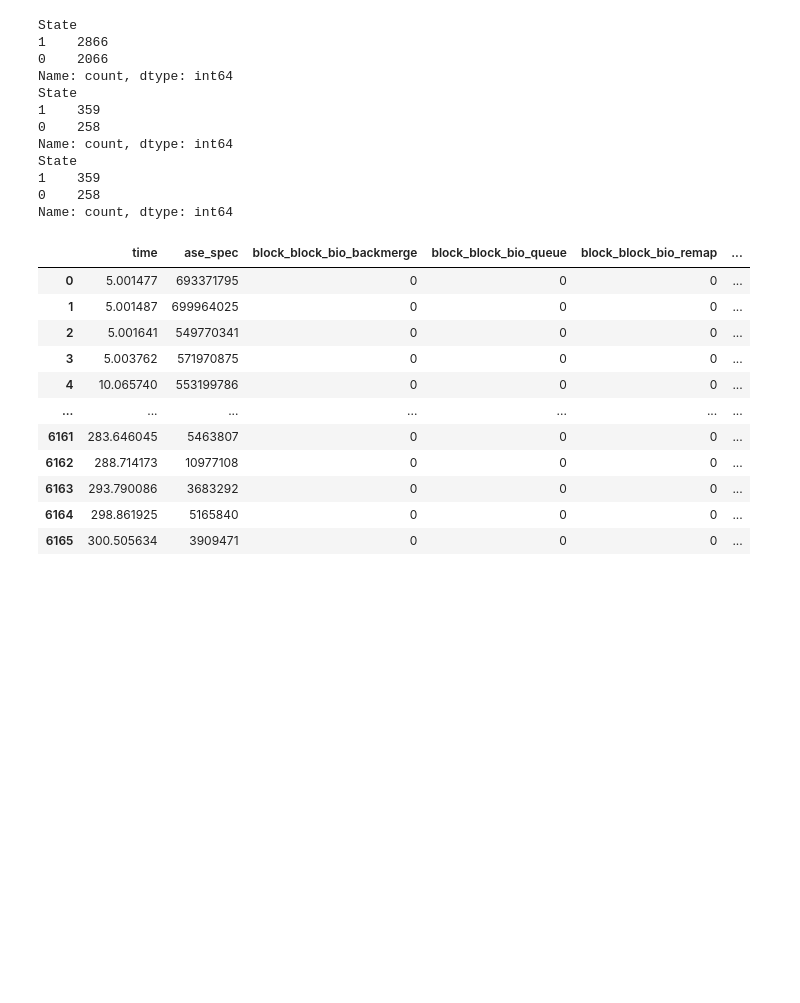
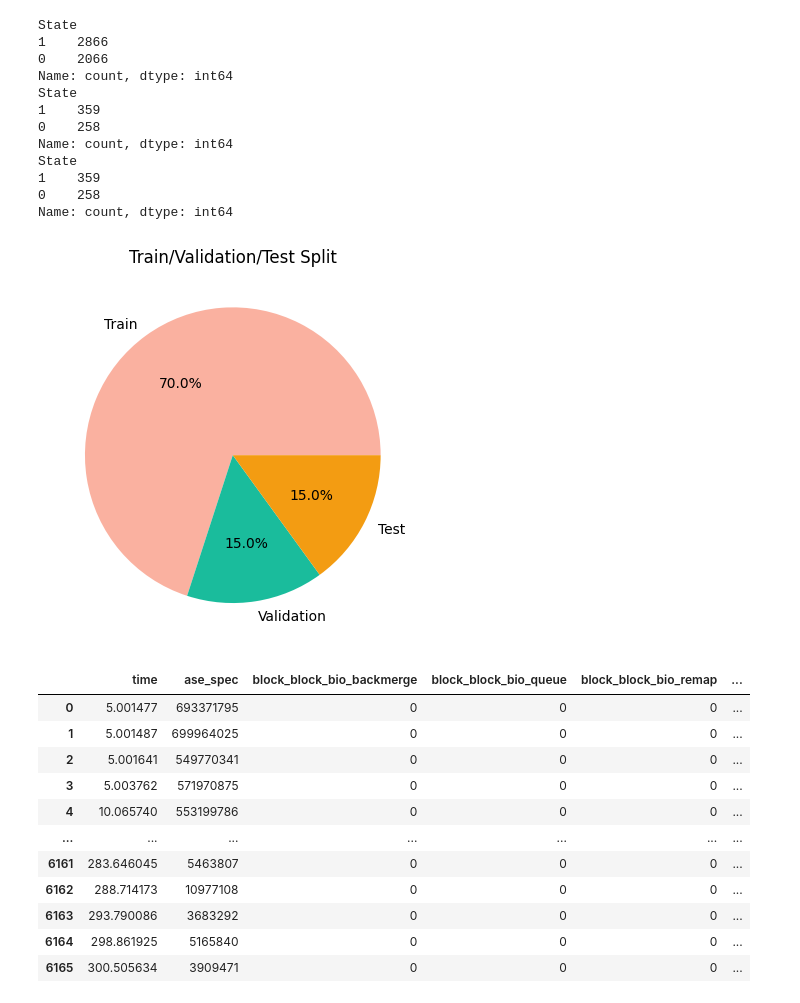
Before and after one commit to Sameer-Tahir/Project_DS, a Jupyter notebook: Data_Analysis/TTV_Split/Data_Split_TTV.ipynb, the cells around one changed output. Cells and saved outputs as stored; diff of their text form; code cells hidden in the pictures; blank space fills up the shorter version.

```diff
--- a/Data_Analysis/TTV_Split/Data_Split_TTV.ipynb
+++ b/Data_Analysis/TTV_Split/Data_Split_TTV.ipynb
@@ -106,6 +106,20 @@ State
 1    359
 0    258
 Name: count, dtype: int64
+# %%
+sizes = [0.7, 0.15, 0.15]
+labels = ['Train', 'Validation', 'Test']
+
+plt.pie(
+    sizes,
+    labels=labels,
+    autopct='%1.1f%%',
+    colors=['#fab1a0', '#1abc9c', '#f39c12'] # ✅ correct argument
+)
+plt.title("Train/Validation/Test Split")
+plt.show()
+# %% [output]
+[figure, added]
 # %%
 dfk1_encoded
 # %% [output]
```
